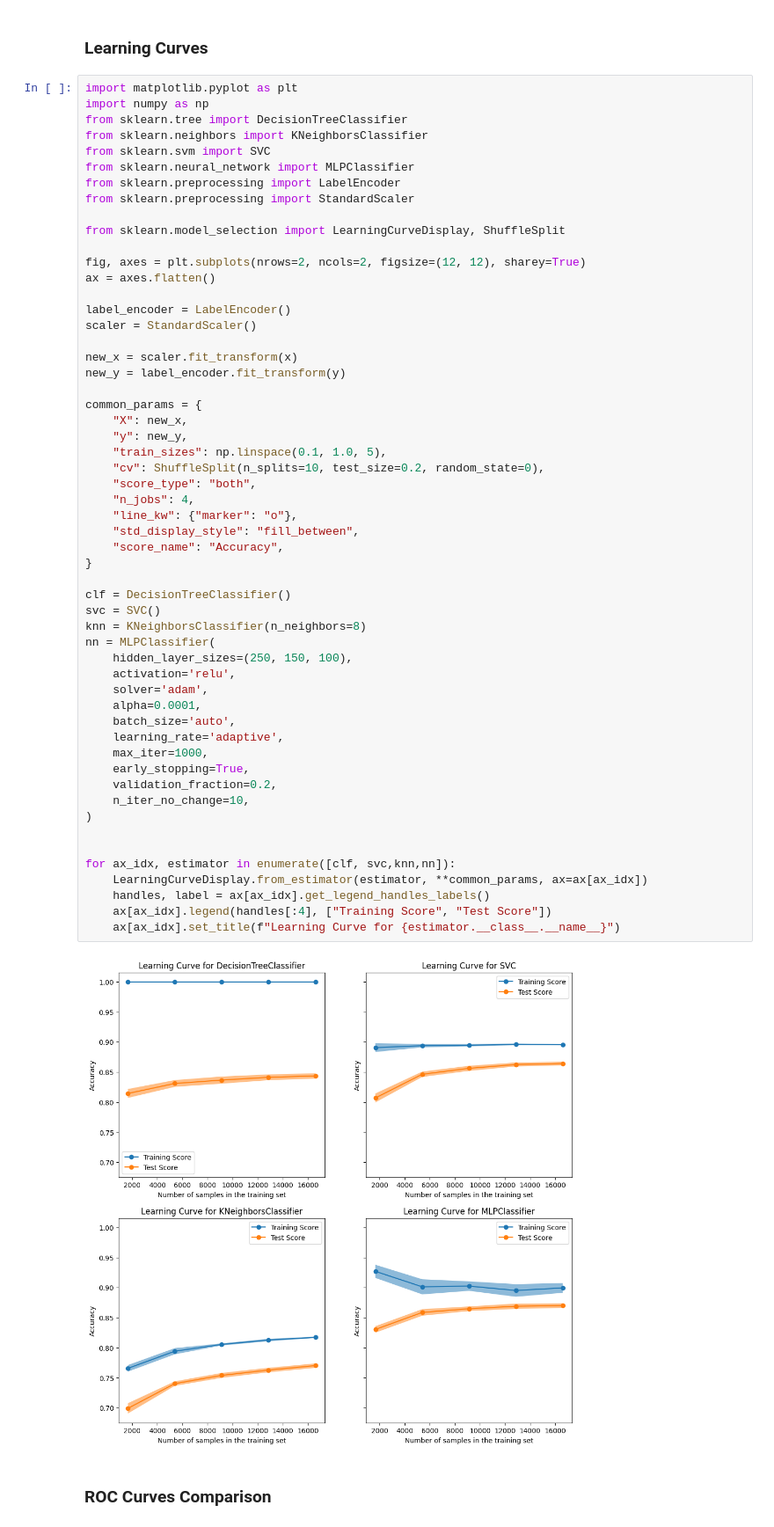
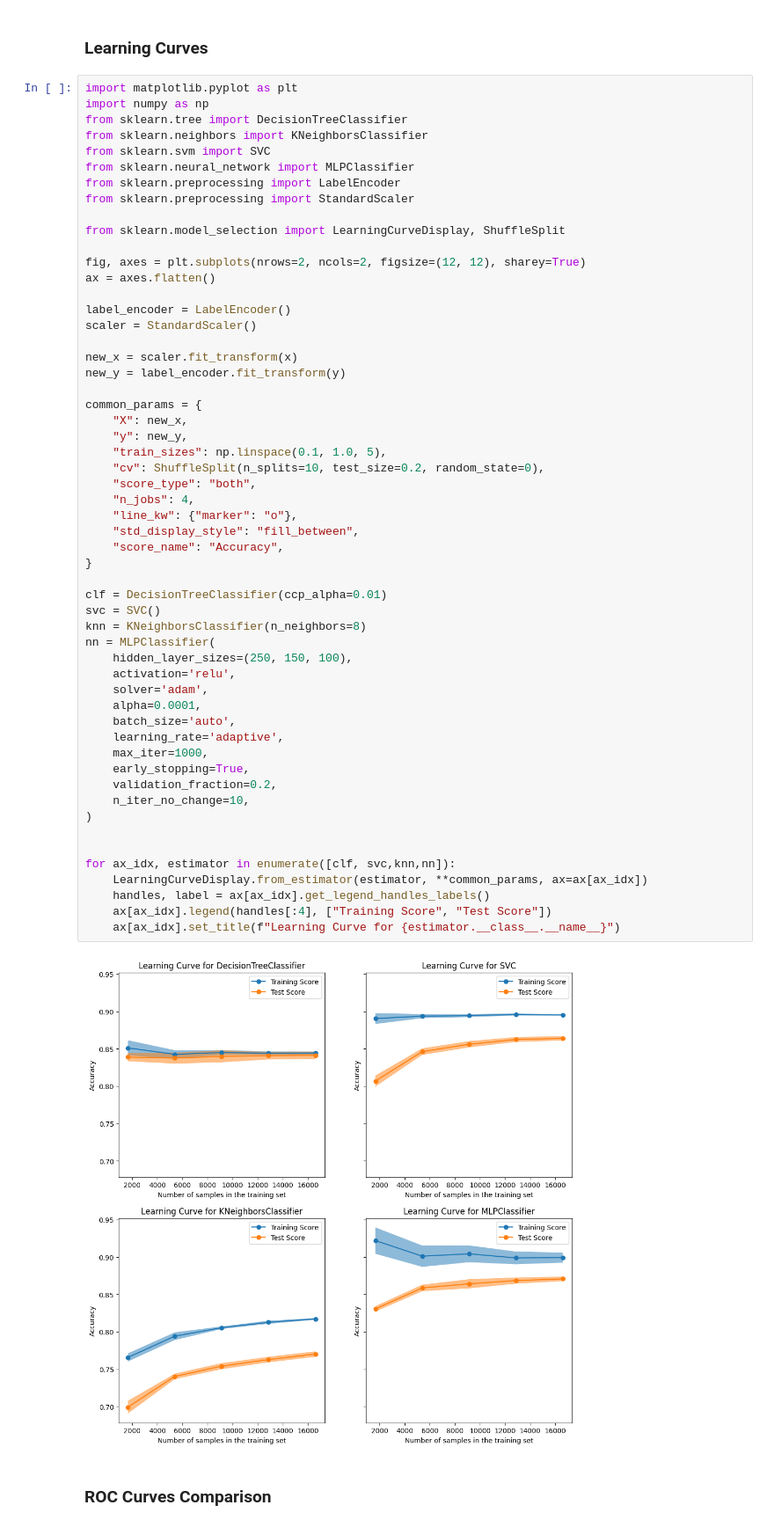
Before and after one commit to rubuy-74/feup-ia, a Jupyter notebook: proj2/main.ipynb, the cells around one changed output. Shown at 88% size. Drawn from its saved outputs; the diff is of its cells as text.

```diff
--- a/proj2/main.ipynb
+++ b/proj2/main.ipynb
@@ -534,35 +559,35 @@ common_params = {
     "cv": ShuffleSplit(n_splits=10, test_size=0.2, random_state=0),
     "score_type": "both",
     "n_jobs": 4,
     "line_kw": {"marker": "o"},
     "std_display_style": "fill_between",
     "score_name": "Accuracy",
 }
 
-clf = DecisionTreeClassifier()
+clf = DecisionTreeClassifier(ccp_alpha=0.01)
 svc = SVC()
 knn = KNeighborsClassifier(n_neighbors=8)
 nn = MLPClassifier(
     hidden_layer_sizes=(250, 150, 100),
     activation='relu',
     solver='adam',
     alpha=0.0001,
     batch_size='auto',
     learning_rate='adaptive',
     max_iter=1000,
     early_stopping=True,
     validation_fraction=0.2,
     n_iter_no_change=10,
 )
 
 
 for ax_idx, estimator in enumerate([clf, svc,knn,nn]):
     LearningCurveDisplay.from_estimator(estimator, **common_params, ax=ax[ax_idx])
     handles, label = ax[ax_idx].get_legend_handles_labels()
     ax[ax_idx].legend(handles[:4], ["Training Score", "Test Score"])
     ax[ax_idx].set_title(f"Learning Curve for {estimator.__class__.__name__}")
 # %% [output]
-[figure, old version]
+[figure, new version]
 # %% [markdown]
 ### ROC Curves Comparison
 # %%
```
Also changed, not shown: parts of 11 cells of this notebook, 1 other file.
